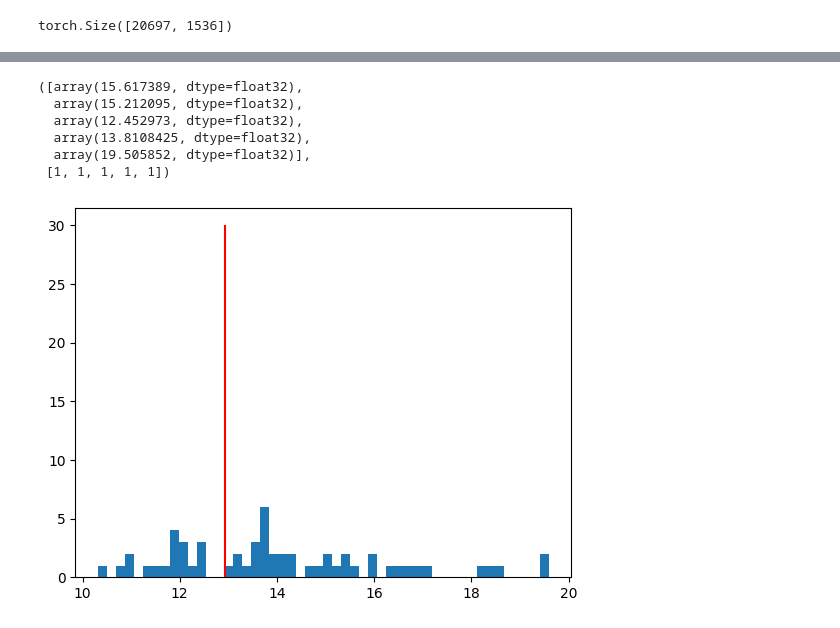
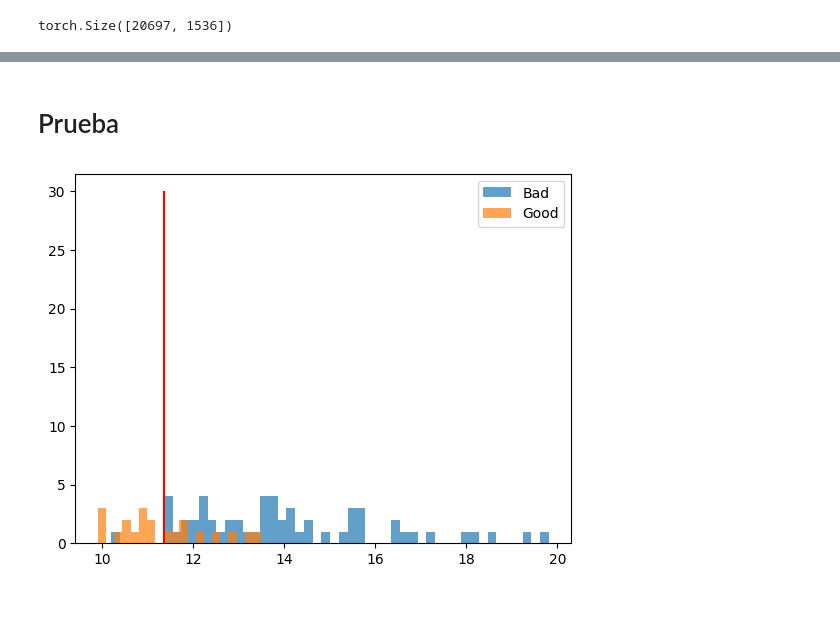
Before and after one commit to 3tagoras/MVTec-AD, a Jupyter notebook: notebooks/2.0-jame-kaggle-repeat.ipynb, the cells around one changed output, grey strips where cells are left out. Saved outputs shown, nothing was run; the diff lists cells and outputs as text; code cells hidden in the pictures.

```diff
--- a/notebooks/2.0-jame-kaggle-repeat.ipynb
+++ b/notebooks/2.0-jame-kaggle-repeat.ipynb
@@ -56,6 +58,11 @@ class resnet_feature_extractor(torch.nn.Module):
         patch = patch.reshape(patch.shape[1], -1).T   # Craete a column tensor
 
         return patch
+# %%
+def getImage(path):
+    """This function reads an image from a path and applies the transformation."""
+    img = Image.open(path).convert('RGB')
+    return transform(img).unsqueeze(0).cuda()
 # %%
 backbone = resnet_feature_extractor().cuda()
 
@@ -85,7 +93,7 @@ folder_path = Path(r'/home/jamor/redes/MVTec-AD/data/raw/grid/train/good')
 for pth in tqdm(folder_path.iterdir(),leave=False):
     # print(pth)
     with torch.no_grad():
-        data = transform(Image.open(pth).convert("RGB")).cuda().unsqueeze(0)
+        data = getImage(pth)
         features = backbone(data)
         # print(features.shape)
         memory_bank.append(features.cpu().detach())
@@ -109,19 +139,9 @@ y_score_good = []
 folder_path = Path(r'/home/jamor/redes/MVTec-AD/data/raw/grid/train/good')
 
 for pth in tqdm(folder_path.iterdir(),leave=False):
-    data = transform(Image.open(pth).convert("RGB")).cuda().unsqueeze(0)
+    data = getImage(pth)
     # print(data.shape)
-    with torch.no_grad():
-        features = backbone(data)
-        # print(features.shape)
-    distances = torch.cdist(features, memory_bank, p=2.0)
-    # print(distances.shape)
-    dist_score, dist_score_idxs = torch.min(distances, dim=1)
-    # print(dist_score[:10], dist_score_idxs[:10])
-    s_star = torch.max(dist_score)
-    # print(s_star)
-    segm_map = dist_score.view(1, 1, 28, 28)
-    # print(segm_map.shape)
+    segm_map, s_star = anomaly_map(data,False)
 
     y_score_good.append(s_star.cpu().numpy())
     # break
@@ -161,3 +181,5 @@ Threshold: 12.931790351867676
+# %% [markdown]
+# Prueba
 # %%
 y_score = []
 y_true = []
@@ -170,32 +192,20 @@ for classes in contents:
         # print(pth)
         class_label = pth.parts[-2]
         # print(class_label)
-        with torch.no_grad():
-            test_image = transform(Image.open(pth).convert("RGB")).cuda().unsqueeze(0)
-            features = backbone(test_image)
-
-        distances = torch.cdist(features, memory_bank, p=2.0)
-        dist_score, dist_score_idxs = torch.min(distances, dim=1)
-        s_star = torch.max(dist_score)
-        segm_map = dist_score.view(1, 1, 28, 28)
+        test_image = getImage(pth)
+        segm_map, s_star = anomaly_map(test_image)
 
         y_score.append(s_star.cpu().numpy())
         y_true.append(0 if class_label=='good' else 1)  # 0 -> GOOD, 1 -> BAD
         # break
-# %%
-y_score[40:45], y_true[40:45]
-# %% [output]
-([array(15.617389, dtype=float32),
-  array(15.212095, dtype=float32),
-  array(12.452973, dtype=float32),
-  array(13.8108425, dtype=float32),
-  array(19.505852, dtype=float32)],
- [1, 1, 1, 1, 1])
 # %%
 y_score_bad = [score for score,true in zip(y_score, y_true) if true==1]
-plt.hist(y_score_bad,bins=50)
+y_score_good = [score for score,true in zip(y_score, y_true) if true==0]
+plt.hist(y_score_bad,bins=50,alpha=0.7,label='Bad')
+plt.hist(y_score_good,bins=20, alpha=0.7,label='Good')
 plt.vlines(x=best_threshold,ymin=0,ymax=30,color='r')
+plt.legend()
 plt.show()
 # %% [output]
-[figure, old version]
+[figure, new version]
 # %%
```
Also changed, not shown: parts of 12 cells of this notebook.
